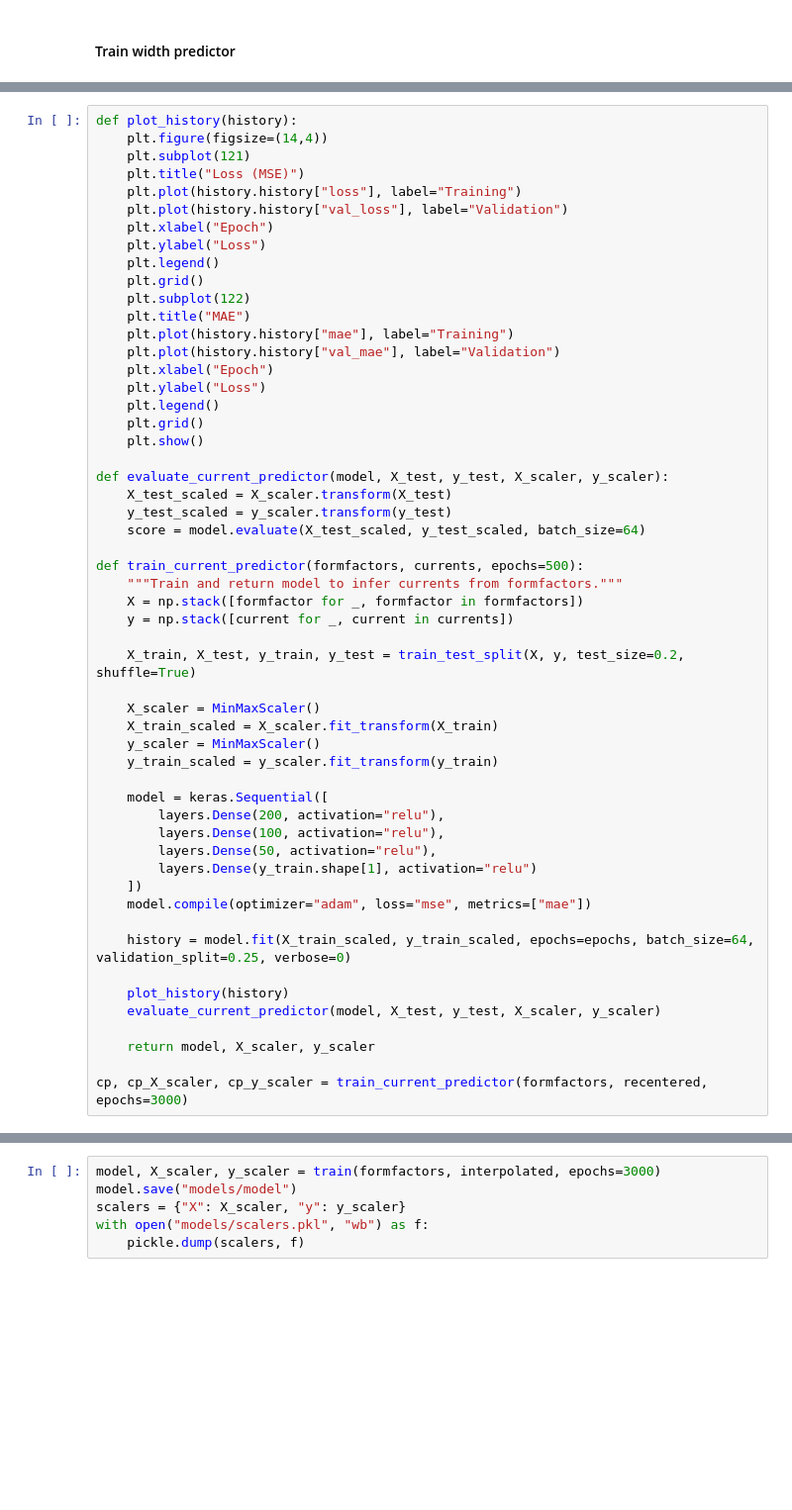
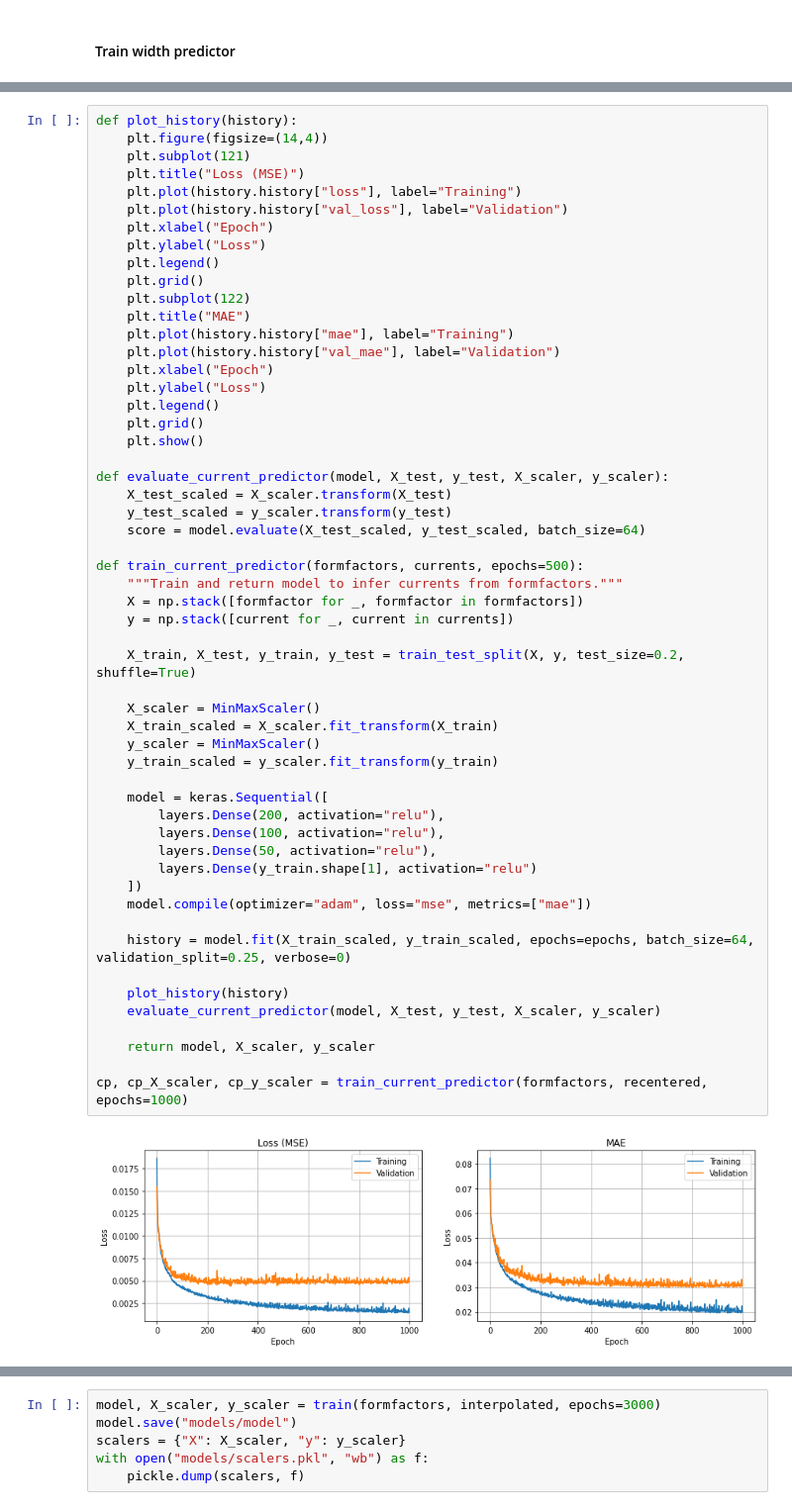
Before and after one commit to jank324/spectral-vd-euxfel, a Jupyter notebook: spectral_vd_width.ipynb, the cells around one changed output, grey strips where cells are left out. Shown at 99% size. Cells and saved outputs as stored; diff of their text form; blank space fills up the shorter version.

```diff
--- a/spectral_vd_width.ipynb
+++ b/spectral_vd_width.ipynb
@@ -256,31 +256,33 @@ def evaluate_current_predictor(model, X_test, y_test, X_scaler, y_scaler):
     y_test_scaled = y_scaler.transform(y_test)
     score = model.evaluate(X_test_scaled, y_test_scaled, batch_size=64)
 
 def train_current_predictor(formfactors, currents, epochs=500):
     """Train and return model to infer currents from formfactors."""
     X = np.stack([formfactor for _, formfactor in formfactors])
     y = np.stack([current for _, current in currents])
 
     X_train, X_test, y_train, y_test = train_test_split(X, y, test_size=0.2, shuffle=True)
 
     X_scaler = MinMaxScaler()
     X_train_scaled = X_scaler.fit_transform(X_train)
     y_scaler = MinMaxScaler()
     y_train_scaled = y_scaler.fit_transform(y_train)
 
     model = keras.Sequential([
         layers.Dense(200, activation="relu"),
         layers.Dense(100, activation="relu"),
         layers.Dense(50, activation="relu"),
         layers.Dense(y_train.shape[1], activation="relu")
     ])
     model.compile(optimizer="adam", loss="mse", metrics=["mae"])
 
     history = model.fit(X_train_scaled, y_train_scaled, epochs=epochs, batch_size=64, validation_split=0.25, verbose=0)
 
     plot_history(history)
     evaluate_current_predictor(model, X_test, y_test, X_scaler, y_scaler)
 
     return model, X_scaler, y_scaler
 
-cp, cp_X_scaler, cp_y_scaler = train_current_predictor(formfactors, recentered, epochs=3000)
+cp, cp_X_scaler, cp_y_scaler = train_current_predictor(formfactors, recentered, epochs=1000)
+# %% [output]
+[figure, added]
```
Also changed, not shown: parts of 9 cells of this notebook.
